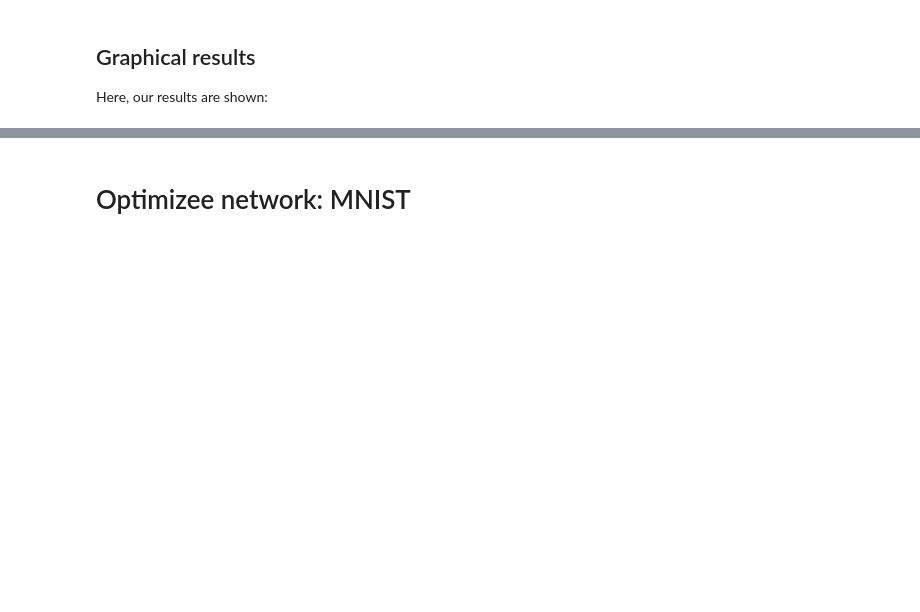
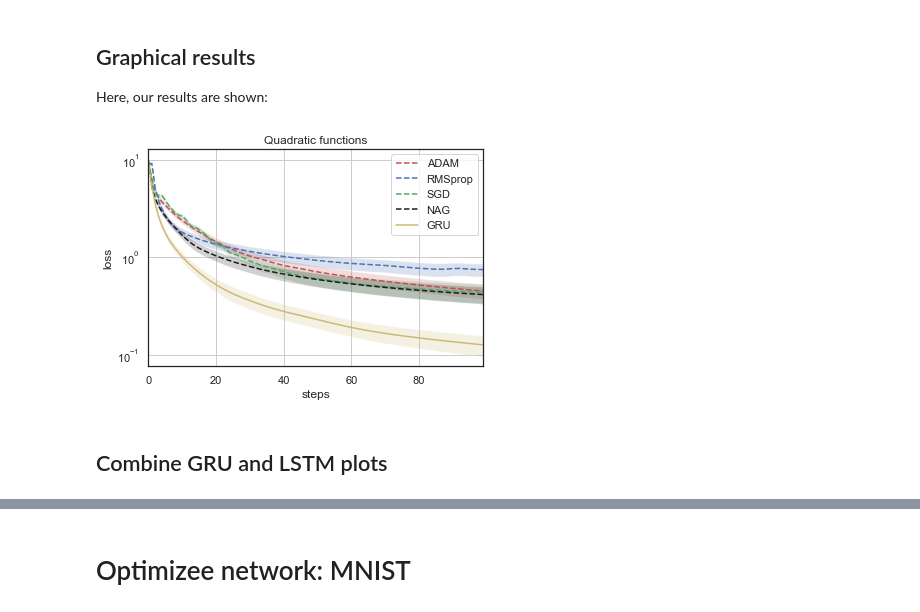
Before and after one commit to SimonDahrs/learning-to-learn-by-gradient-descent-by-gradient-descent, a Jupyter notebook: Implementation.ipynb, the cells around one changed output, grey strips where cells are left out. Saved outputs shown, nothing was run; the diff lists cells and outputs as text; code cells hidden in the pictures; blank space fills up the shorter version.

```diff
--- a/Implementation.ipynb
+++ b/Implementation.ipynb
@@ -306,9 +309,9 @@ class QuadOptimizee(MetaModule):
 ## Find best learning rate for meta_optimizer
 The experiment below fits various learning rates that are used in the meta_optimizer (ADAM).
 # %%
-for lr in tqdm([1.0, 0.3, 0.1, 0.03, 0.01, 0.003, 0.001, 0.0003, 0.0001, 0.00003, 0.00001], 'all'):
+for lr in tqdm([0.03, 0.01, 0.003, 0.001, 0.0003, 0.0001], 'all'):
     print('Learning rate:', lr)
-    print(fit_optimizer(QuadraticLoss, QuadOptimizee, lr=lr)[0])
+    print(fit_optimizer(QuadraticLoss, QuadOptimizee, lr=lr, n_epochs=10)[0])
 # %% [markdown]
 The experiment shows that 0.003 is a promising learning rate. It is not the lowest, but we are training on only 20 epochs by default and will then retrain with 100 epochs, so it is good to have a slightly lower learning rate for training for longer.
 # %% [markdown]
@@ -390,10 +445,15 @@ Here, our results are shown:
 # %%
 ax = sns.tsplot(data=fit_data[:, :, :], condition=OPT_NAMES + ['GRU'], linestyle='--', color=['r', 'b', 'g', 'k', 'y'])
 ax.lines[-1].set_linestyle('-')
 ax.legend()
 plt.yscale('log')
 plt.xlabel('steps')
 plt.ylabel('loss')
+plt.grid()
 plt.title('Quadratic functions')
-plt.savefig('quadratic_results.png')
+plt.savefig('quadratic_results_gru_6apr.png', dpi=300)
 plt.show()
+# %% [output]
+[figure, added]
+# %% [markdown]
+## Combine GRU and LSTM plots
```
Also changed, not shown: parts of 11 cells of this notebook, 2 other files.
